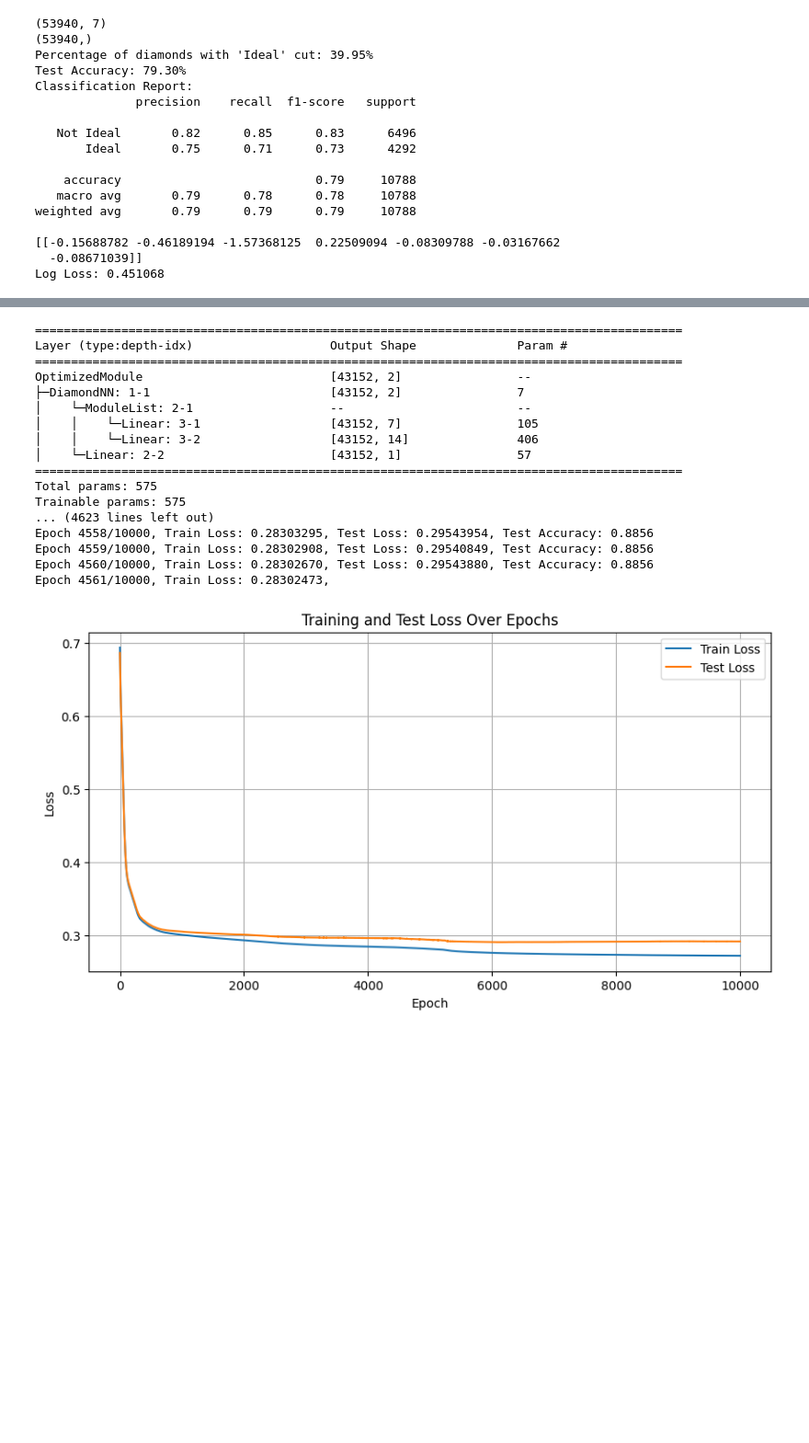
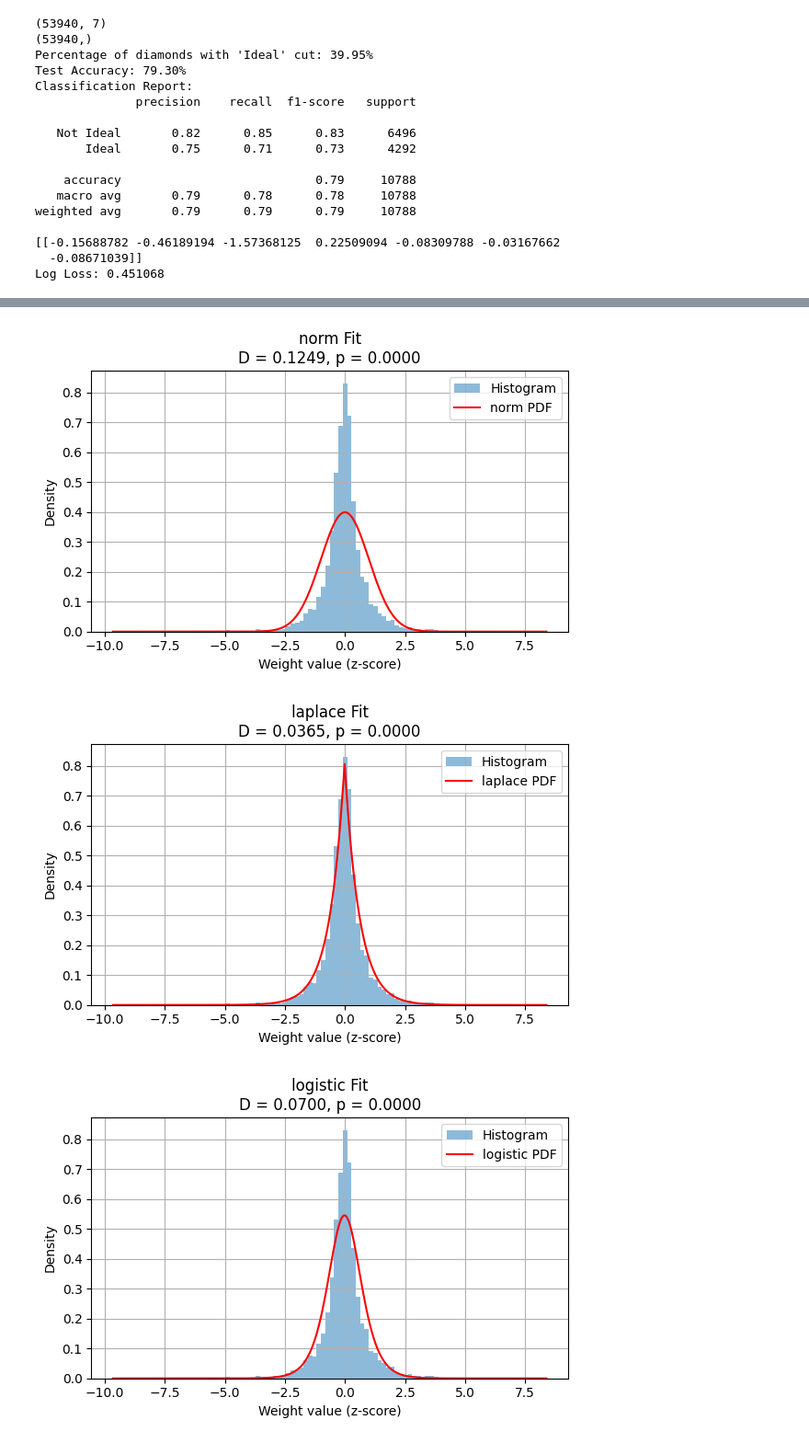
Before and after one commit to cats256/ML-experiments, a Jupyter notebook: DenseZeroCReLU.ipynb, the cells around one changed output, grey strips where cells are left out. Shown at 92% size. Cells and saved outputs as stored; diff of their text form; code cells hidden in the pictures; blank space fills up the shorter version.

```diff
--- a/DenseZeroCReLU.ipynb
+++ b/DenseZeroCReLU.ipynb
@@ -238,25 +305,48 @@ tensor([0.0658], requires_grad=True)
-# %%
-model = torch.compile(DiamondNN(n=X.shape[1]).to(device))
-criterion = nn.CrossEntropyLoss()
-optimizer = optim.Adam(model.parameters(), lr=0.001)
-# %%
-train(model, criterion, optimizer)
-# %% [output]
-==========================================================================================
-Layer (type:depth-idx)                   Output Shape              Param #
-==========================================================================================
-OptimizedModule                          [43152, 2]                --
-├─DiamondNN: 1-1                         [43152, 2]                7
-│    └─ModuleList: 2-1                   --                        --
-│    │    └─Linear: 3-1                  [43152, 7]                105
-│    │    └─Linear: 3-2                  [43152, 14]               406
-│    └─Linear: 2-2                       [43152, 1]                57
-==========================================================================================
-Total params: 575
-Trainable params: 575
-... (4623 lines left out)
-Epoch 4558/10000, Train Loss: 0.28303295, Test Loss: 0.29543954, Test Accuracy: 0.8856
-Epoch 4559/10000, Train Loss: 0.28302908, Test Loss: 0.29540849, Test Accuracy: 0.8856
-Epoch 4560/10000, Train Loss: 0.28302670, Test Loss: 0.29543880, Test Accuracy: 0.8856
-Epoch 4561/10000, Train Loss: 0.28302473,
-[figure, removed]
+# %%
+import numpy as np
+import matplotlib.pyplot as plt
+from scipy import stats
+
+weights = model._orig_mod.linears[3].weight.detach().cpu().numpy().flatten()
+weights = stats.zscore(weights)
+
+distributions = {
+    "norm": stats.norm,
+    "laplace": stats.laplace,
+    "logistic": stats.logistic,
+    "t": stats.t,
+    "cosine": stats.cosine,
+    "cauchy": stats.cauchy,
+    "exponnorm": stats.exponnorm,
+    "pearson3": stats.pearson3,
+    "gennorm": stats.gennorm,
+}
+
+results = {}
+x = np.linspace(min(weights), max(weights), 1000)
+
+for name, dist in distributions.items():
+    try:
+        params = dist.fit(weights)
+        D, p_value = stats.kstest(weights, dist.cdf, args=params)
+        results[name] = {"D": D, "p_value": p_value}
+
+        plt.figure(figsize=(6, 4))
+        plt.hist(weights, bins=100, density=True, alpha=0.5, label="Histogram")
+        pdf = dist.pdf(x, *params)
+        plt.plot(x, pdf, 'r-', label=f'{name} PDF')
+        plt.title(f"{name} Fit\nD = {D:.4f}, p = {p_value:.4f}")
+        plt.xlabel("Weight value (z-score)")
+        plt.ylabel("Density")
+        plt.legend()
+        plt.grid(True)
+        plt.tight_layout()
+        plt.show()
+
+    except Exception as e:
+        results[name] = {"D": None, "p_value": None, "error": str(e)}
+        print(f"{name:12s} | Fit failed: {e}")
+# %% [output]
+[figure, added]
+[figure, added]
+[figure, added]
```
Also changed, not shown: parts of 11 cells of this notebook.
